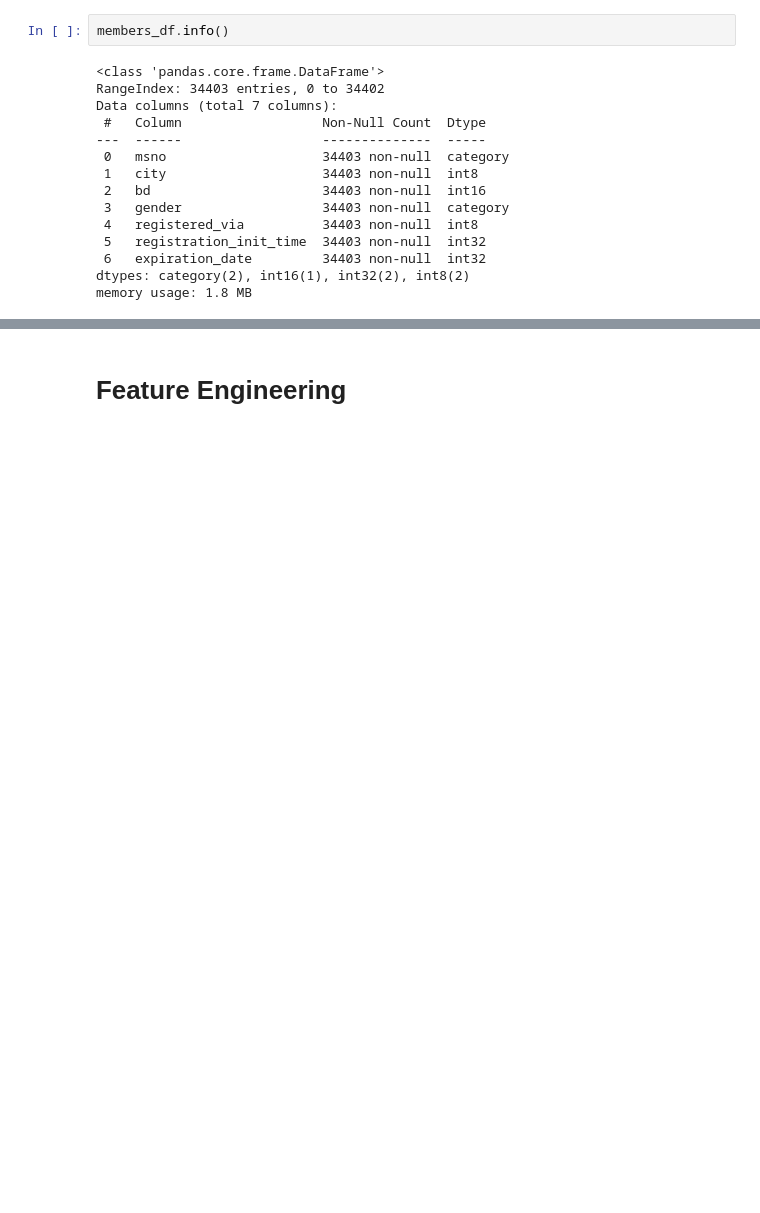
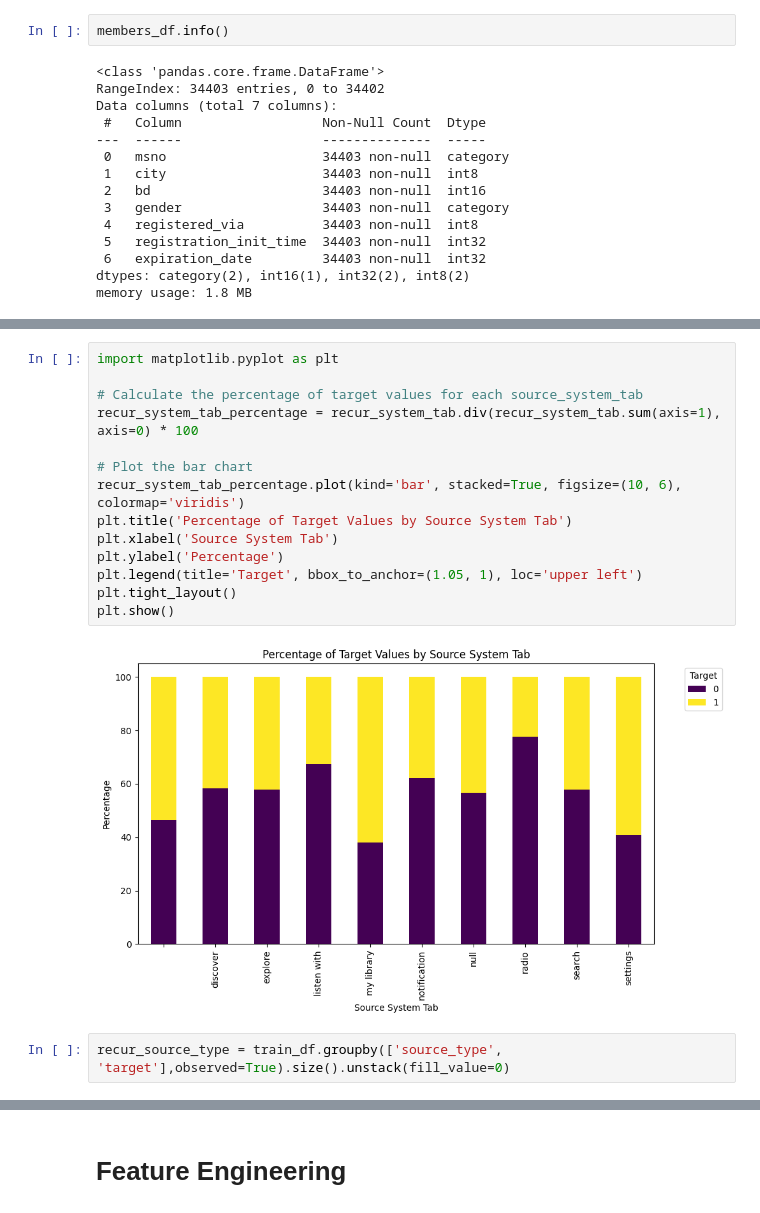
Before and after one commit to MilesQLi/Miles_Data_Science_Collection, a Jupyter notebook: Music/KKBoxs Music Recommendation Challenge/full_process.ipynb, the cells around one changed output, grey strips where cells are left out. Saved outputs shown, nothing was run; the diff lists cells and outputs as text; blank space fills up the shorter version.

```diff
--- a/Music/KKBoxs Music Recommendation Challenge/full_process.ipynb
+++ b/Music/KKBoxs Music Recommendation Challenge/full_process.ipynb
@@ -289,0 +150,18 @@ combined_train_df.head()
+# %%
+import matplotlib.pyplot as plt
+
+# Calculate the percentage of target values for each source_system_tab
+recur_system_tab_percentage = recur_system_tab.div(recur_system_tab.sum(axis=1), axis=0) * 100
+
+# Plot the bar chart
+recur_system_tab_percentage.plot(kind='bar', stacked=True, figsize=(10, 6), colormap='viridis')
+plt.title('Percentage of Target Values by Source System Tab')
+plt.xlabel('Source System Tab')
+plt.ylabel('Percentage')
+plt.legend(title='Target', bbox_to_anchor=(1.05, 1), loc='upper left')
+plt.tight_layout()
+plt.show()
+# %% [output]
+[figure, added]
+# %%
+recur_source_type = train_df.groupby(['source_type', 'target'],observed=True).size().unstack(fill_value=0)
```
Also changed, not shown: parts of 63 cells of this notebook, 2 other files.
